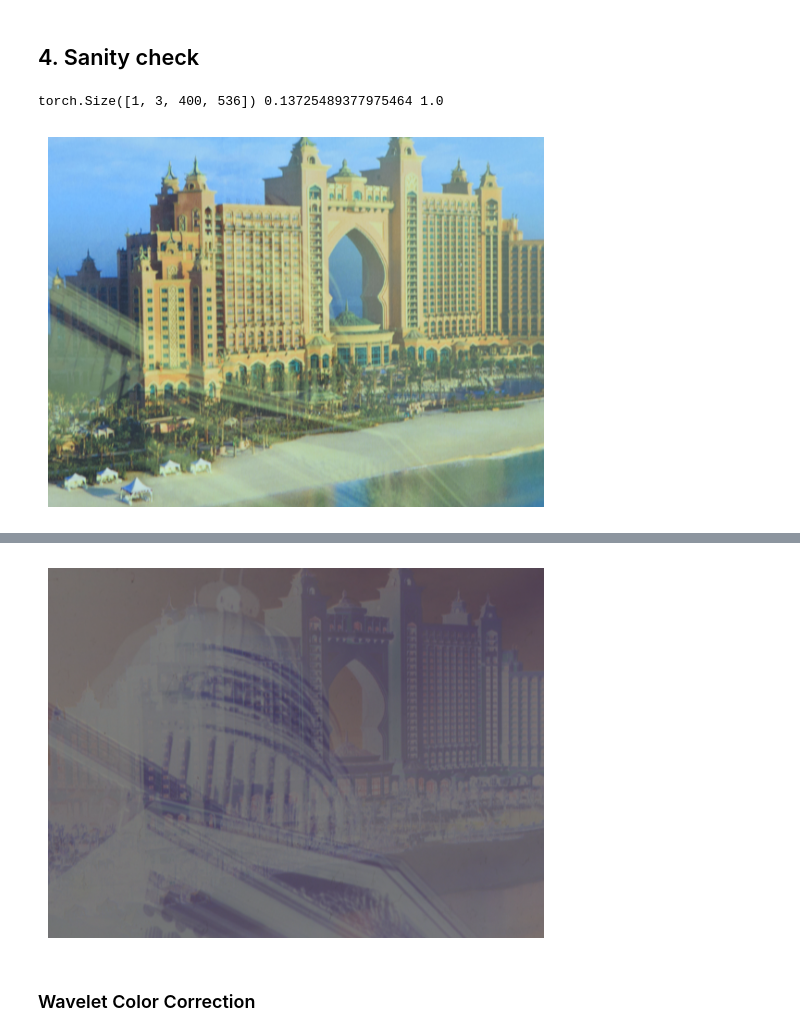
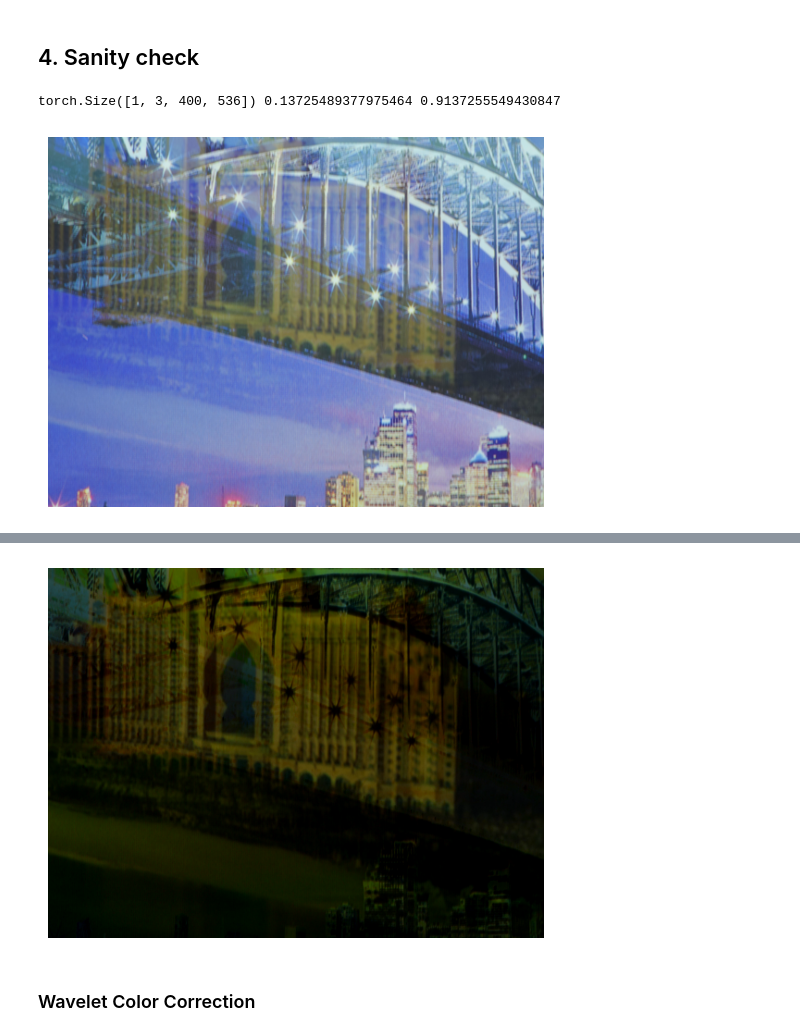
Before and after one commit to TheTrigun99/ProjectsDL, a Jupyter notebook: codingpapers/fumo.ipynb, the cells around one changed output, grey strips where cells are left out. Cells and saved outputs as stored; diff of their text form; code cells hidden in the pictures.

```diff
--- a/codingpapers/fumo.ipynb
+++ b/codingpapers/fumo.ipynb
@@ -252,11 +252,11 @@ def gradient_dir(grad_x, grad_y):
 # %% [markdown]
 ## 4. Sanity check
 # %%
-i = 200
+i = 250
 I, T, B = i_t_b(i, to01=True)
 print(I.shape, I.min().item(), I.max().item())
 plot_decoded_01(I)
-plot_decoded_01(to01r(I - (T + B)))
+plot_decoded_01((I - T))
 # %% [output]
-torch.Size([1, 3, 400, 536]) 0.13725489377975464 1.0
+torch.Size([1, 3, 400, 536]) 0.13725489377975464 0.9137255549430847
-[figure, old version]
+[figure, new version]
@@ -263,4 +264,4 @@ torch.Size([1, 3, 400, 536]) 0.13725489377975464 1.0
-[figure, old version]
+[figure, new version]
 # %% [markdown]
 ### Wavelet Color Correction
 # %%
```
Also changed, not shown: parts of 12 cells of this notebook, 1 other file.
